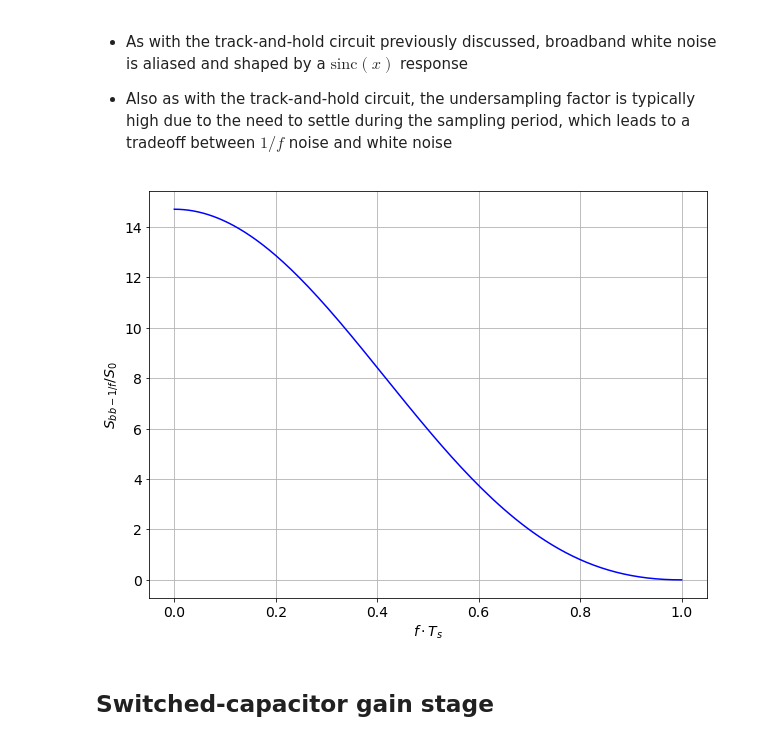
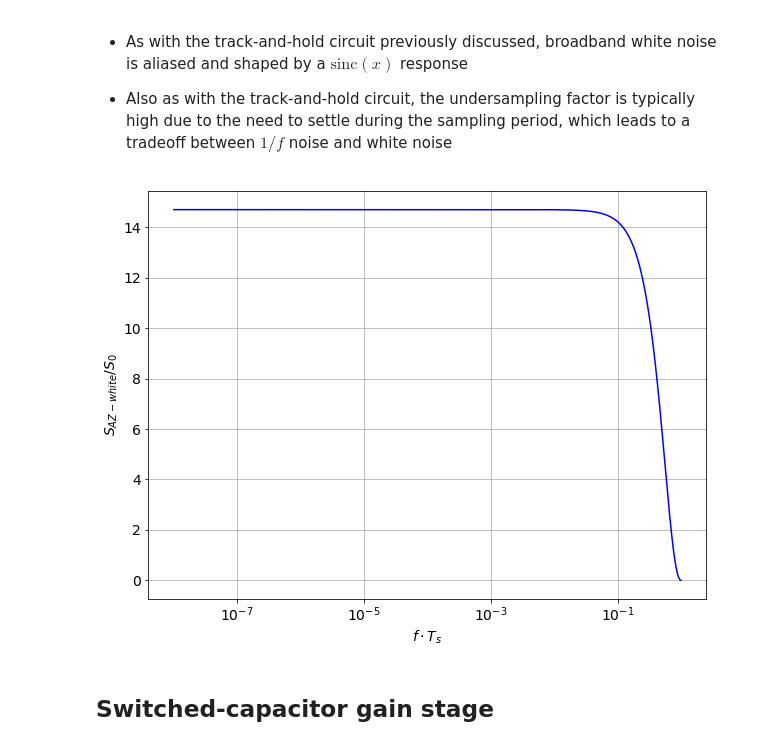
Before and after one commit to uw-analog/ee538-spring2021, a Jupyter notebook: Lecture/2021_05_26_EE538_Lecture9_chopping_autozeroing.ipynb, the cells around one changed output. Saved outputs shown, nothing was run; the diff lists cells and outputs as text; code cells hidden in the pictures.

```diff
--- a/Lecture/2021_05_26_EE538_Lecture9_chopping_autozeroing.ipynb
+++ b/Lecture/2021_05_26_EE538_Lecture9_chopping_autozeroing.ipynb
@@ -599,10 +602,10 @@ S_{AZ-white}(f) \cong S_{fold-white} = (\pi f_c T_s - 1)S_0\cdot\text{sinc}^2(\p
  - Also as with the track-and-hold circuit, the undersampling factor is typically high due to the need to settle during the sampling period, which leads to a tradeoff between $1/f$ noise and white noise
 # %%
 S_AZ_white = (np.pi*fc*Ts - 1)*S_0*np.sinc(f*Ts)**2
-plot_xy(f*Ts, S_AZ_white/S_0,
-         r'$f\cdot T_s$', r'$S_{bb-1/f}/S_0$')
+plot_logxy(f*Ts, S_AZ_white/S_0,
+         r'$f\cdot T_s$', r'$S_{AZ-white}/S_0$')
 # %% [output]
-[figure, old version]
+[figure, new version]
 # %% [markdown]
 ## Switched-capacitor gain stage
 # %% [markdown]
```
Also changed, not shown: parts of 9 cells of this notebook.
